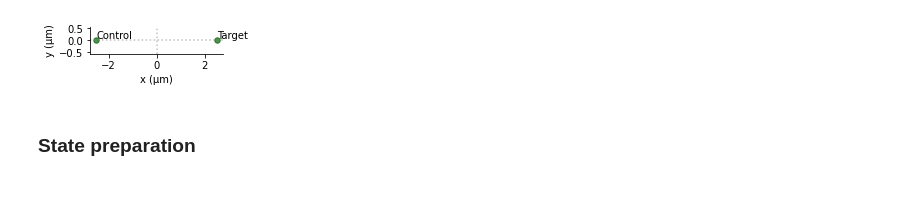
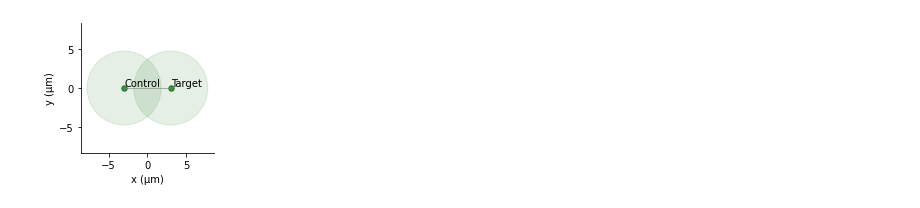
Before and after one commit to deveshq/Msc-Project, a Jupyter notebook: AS_Entanglement.ipynb, the cells around one changed output. Cells and saved outputs as stored; diff of their text form; code cells hidden in the pictures.

```diff
--- a/AS_Entanglement.ipynb
+++ b/AS_Entanglement.ipynb
@@ -28,9 +31,11 @@ from pulser.simulation import Simulation, SimConfig
 # %%
-qubits = {'Control': (-2.5,0) , 'Target': (2.5,0) }
+qubits = {'Control': (-3,0) , 'Target': (3,0) }
+
+Omega_max = 2.3 * pi
+blockade_radius = Chadoq2.rydberg_blockade_radius(Omega_max)
+
 reg = Register(qubits)
-
-reg.draw()
+reg.draw(blockade_radius=blockade_radius,
+         draw_half_radius=True, draw_graph = True)
 # %% [output]
-[figure, old version]
+[figure, new version]
-# %% [markdown]
-### State preparation
```
Also changed, not shown: parts of 37 cells of this notebook.
